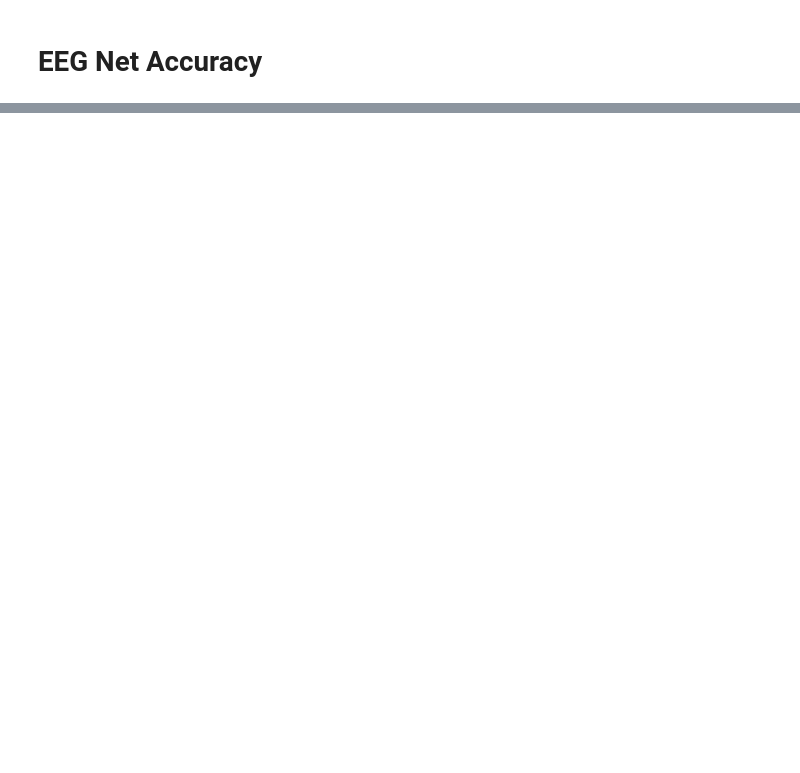
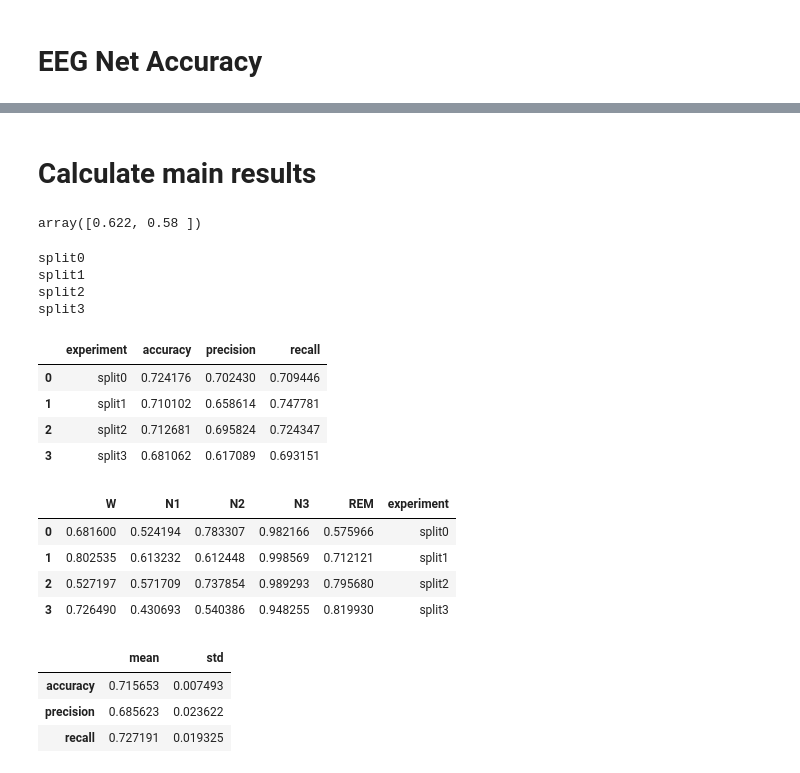
Before and after one commit to BrentonAD/EEG-SESM, a Jupyter notebook: arl-eegmodels/eegNet_accuracy.ipynb, the cells around one changed output, grey strips where cells are left out. Cells and saved outputs as stored; diff of their text form; code cells hidden in the pictures; blank space fills up the shorter version.

```diff
--- a/arl-eegmodels/eegNet_accuracy.ipynb
+++ b/arl-eegmodels/eegNet_accuracy.ipynb
@@ -117,0 +128,77 @@ Accuracy for REM: 78.07%
+# %% [markdown]
+# Calculate main results
+# %%
+confusion.diagonal()/confusion.sum(axis=1)
+# %% [output]
+array([0.622, 0.58 ])
+# %%
+class_names = CLASS_DICT.values()
+
+# Load the experiments
+splits = ['split0','split1','split2','split3']
+split_results = []
+classwise_accuracies = []
+
+for split in splits:
+    print(split)
+
+    with open(f'test_outputs/{split}/y_true_test.pkl','rb') as f:
+        y_true = pickle.load(f)
+
+    with open(f'test_outputs/{split}/y_pred_test.pkl','rb') as f:
+        y_pred = pickle.load(f)
+
+    accuracy = accuracy_score(y_true, y_pred)
+    precision = precision_score(y_true, y_pred, average="macro")
+    recall = recall_score(y_true, y_pred, average="macro")
+
+    row = {
+        "experiment": split,
+        "accuracy": accuracy,
+        "precision": precision,
+        "recall": recall
+    }
+    split_results.append(row)
+
+    # Create a confusion matrix
+    confusion = confusion_matrix(y_true, y_pred)
+    class_accuracy = confusion.diagonal()/confusion.sum(axis=1)
+
+    classwise_row = { class_name: class_accuracy[i] for i, class_name in enumerate(class_names) }
+    classwise_row["experiment"] = split
+    classwise_accuracies.append(classwise_row)
+# %% [output]
+split0
+split1
+split2
+split3
+# %%
+results_df = pd.DataFrame(split_results)
+classwise_results = pd.DataFrame(classwise_accuracies)
+
+display(results_df)
+display(classwise_results)
+# %% [output]
+|  | experiment | accuracy | precision | recall |
+| 0 | split0 | 0.724176 | 0.702430 | 0.709446 |
+| 1 | split1 | 0.710102 | 0.658614 | 0.747781 |
+| 2 | split2 | 0.712681 | 0.695824 | 0.724347 |
+| 3 | split3 | 0.681062 | 0.617089 | 0.693151 |
+|  | W | N1 | N2 | N3 | REM | experiment |
+| 0 | 0.681600 | 0.524194 | 0.783307 | 0.982166 | 0.575966 | split0 |
+| 1 | 0.802535 | 0.613232 | 0.612448 | 0.998569 | 0.712121 | split1 |
+| 2 | 0.527197 | 0.571709 | 0.737854 | 0.989293 | 0.795680 | split2 |
+| 3 | 0.726490 | 0.430693 | 0.540386 | 0.948255 | 0.819930 | split3 |
+# %%
+# Calculate mean and standard deviation
+agg_mean = results_df.loc[[0,1,2],["accuracy","precision", "recall"]].mean()
+agg_std = results_df.loc[[0,1,2],["accuracy","precision", "recall"]].std()
+
+# Create a new dataframe for aggregation
+agg_df = pd.DataFrame({'mean': agg_mean, 'std': agg_std})
+display(agg_df)
+# %% [output]
+|  | mean | std |
+| accuracy | 0.715653 | 0.007493 |
+| precision | 0.685623 | 0.023622 |
+| recall | 0.727191 | 0.019325 |
```
Also changed, not shown: parts of 8 cells of this notebook, 9 other files.
